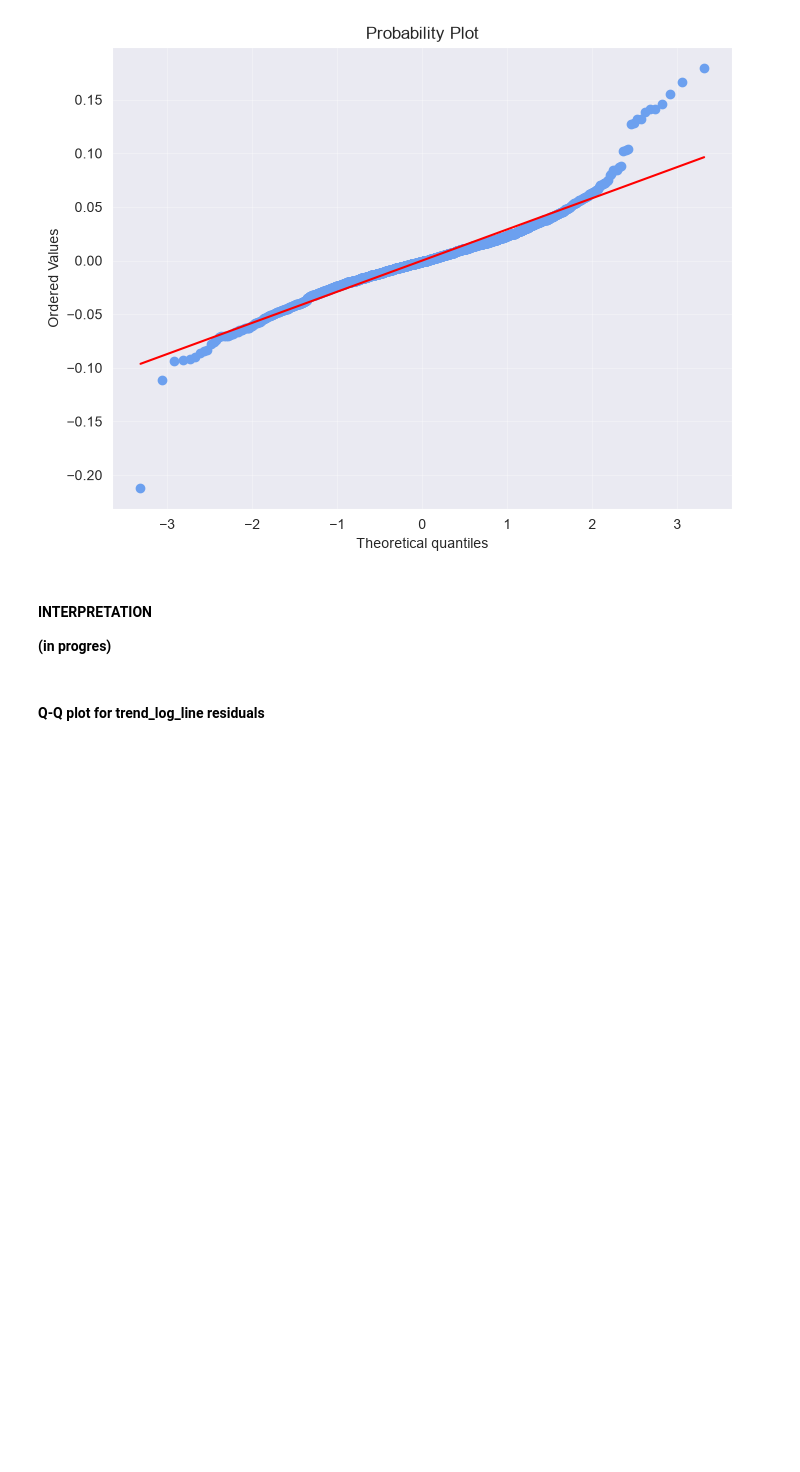
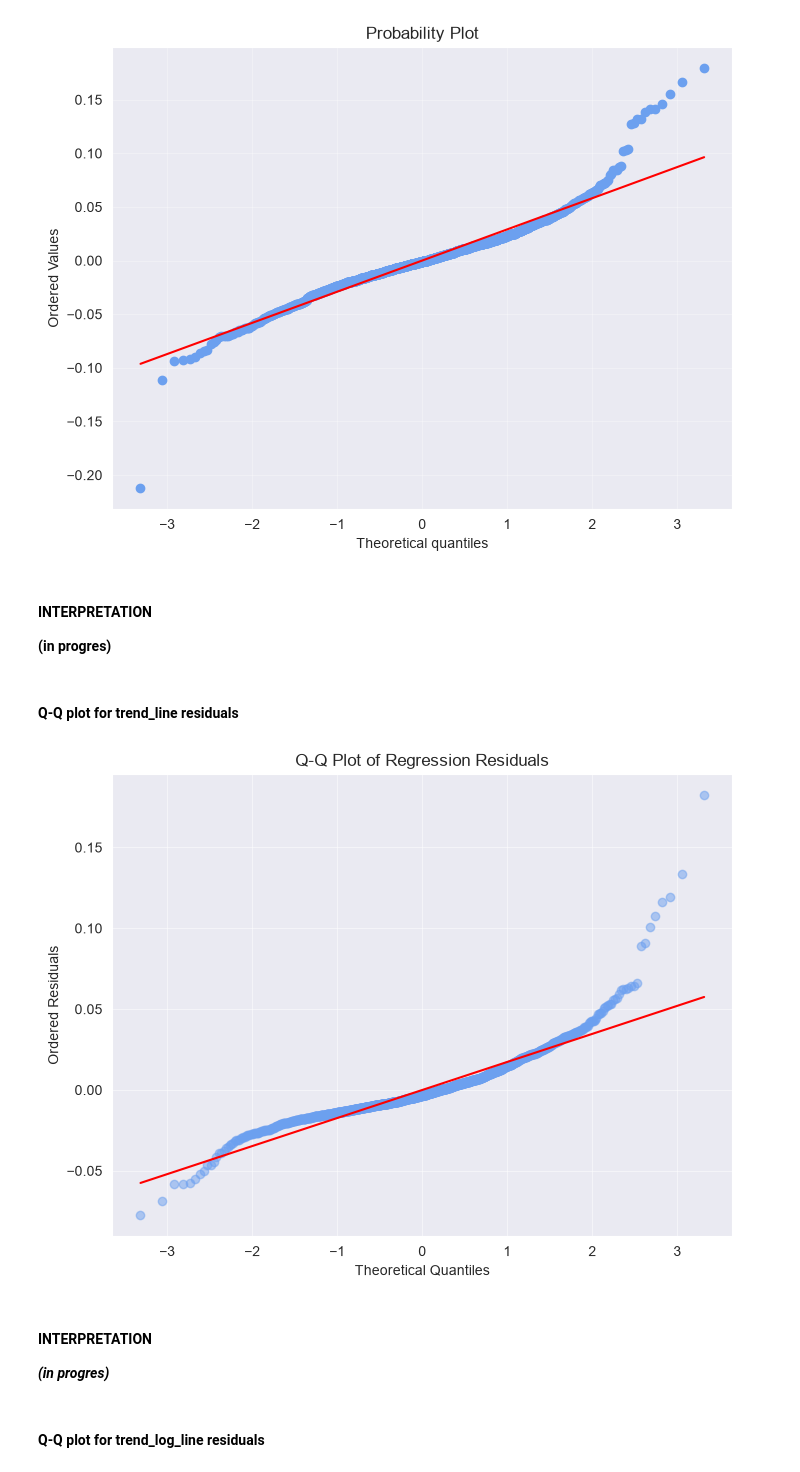
Before and after one commit to studzinskimilosz/mathematical-and-statistical-analysis, a Jupyter notebook: notebook/notebook.ipynb, the cells around one changed output. Drawn from its saved outputs; the diff is of its cells as text; code cells hidden in the pictures; blank space fills up the shorter version.

Commit message:
feat: calculate residuals for linear regresion (standard version) and add plot

```diff
--- a/notebook/notebook.ipynb
+++ b/notebook/notebook.ipynb
@@ -493,6 +493,29 @@ plt.show()
 # %% [markdown]
 #### INTERPRETATION
 **(in progres)**
+# %% [markdown]
+#### Q-Q plot for trend_line residuals
+# %%
+residuals = corr_data['volatility'] - trend_line
+
+fig, ax = plt.subplots(figsize=(8, 6))
+st.probplot(residuals, dist="norm", plot=ax)
+
+plt.grid(alpha=0.5, linestyle='-')
+ax.get_lines()[0].set_color('#6CA0EF')
+ax.get_lines()[0].set_alpha(0.5)
+ax.get_lines()[1].set_color('red')
+
+plt.title('Q-Q Plot of Regression Residuals')
+plt.xlabel('Theoretical Quantiles')
+plt.ylabel('Ordered Residuals')
+
+plt.show()
+# %% [output]
+[figure, added]
+# %% [markdown]
+#### INTERPRETATION
+***(in progres)***
 # %% [markdown]
 #### Q-Q plot for trend_log_line residuals
 # %%
```
Also changed, not shown: parts of 1 cell of this notebook.
